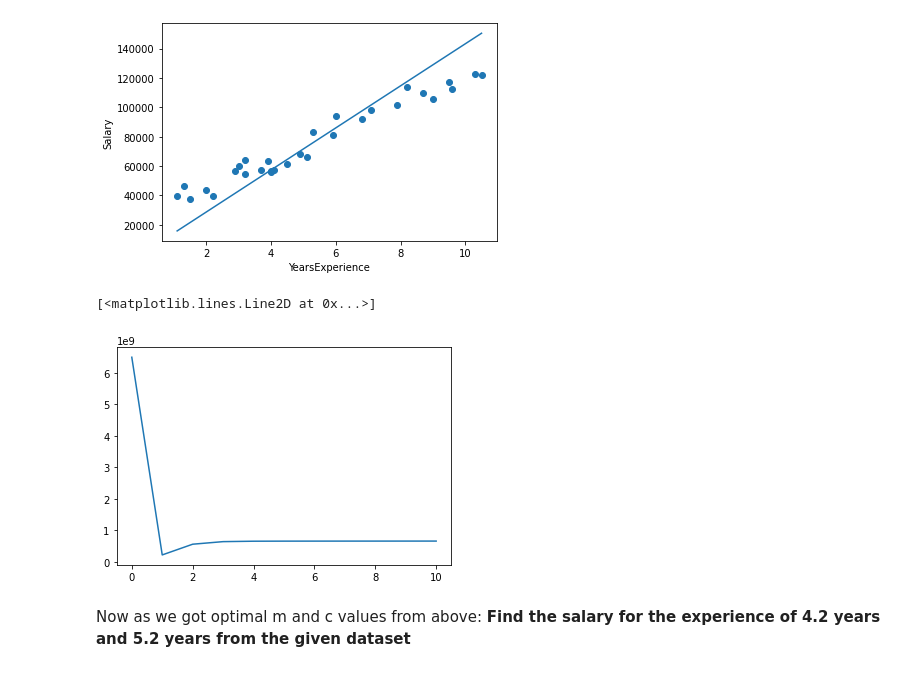
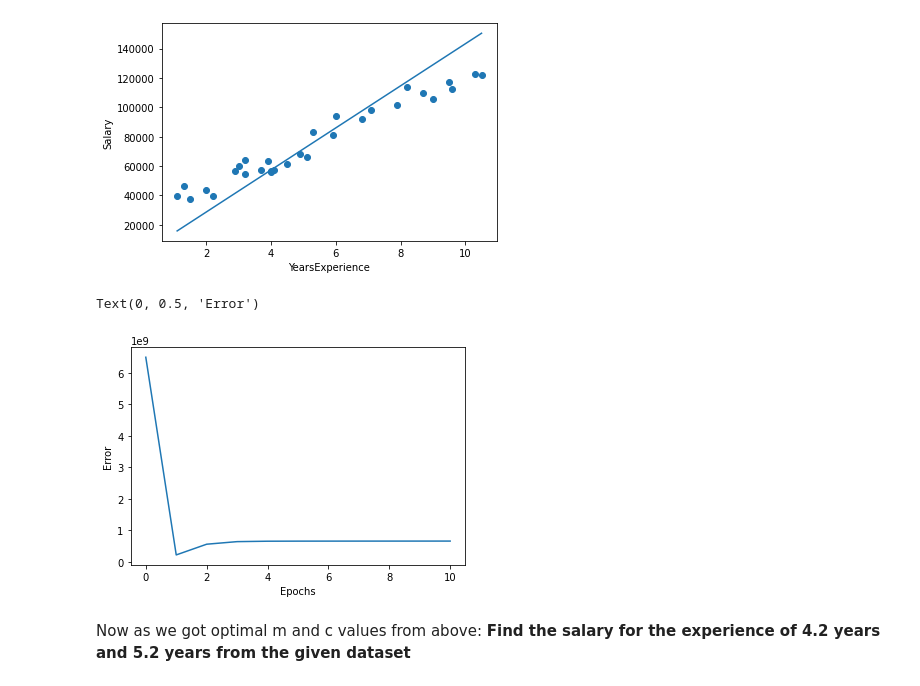
Before and after one commit to Areefahnk/18K41A0505_PE_Assignment4, a Jupyter notebook: PE_Pythonassgn4_1stques.ipynb, the cells around one changed output. Cells and saved outputs as stored; diff of their text form; code cells hidden in the pictures.

```diff
--- a/PE_Pythonassgn4_1stques.ipynb
+++ b/PE_Pythonassgn4_1stques.ipynb
@@ -134,9 +134,11 @@ Text(0, 0.5, 'Salary')
 # %%
 a=np.arange(0,11)
 plt.plot(a,er)
+plt.xlabel('Epochs')
+plt.ylabel('Error')
 # %% [output]
-[<matplotlib.lines.Line2D at 0x...>]
+Text(0, 0.5, 'Error')
-[figure, old version]
+[figure, new version]
 # %% [markdown]
 Now as we got optimal m and c values from above: **Find the salary for the experience of 4.2 years and 5.2 years from the given dataset**
 # %% [markdown]
```
